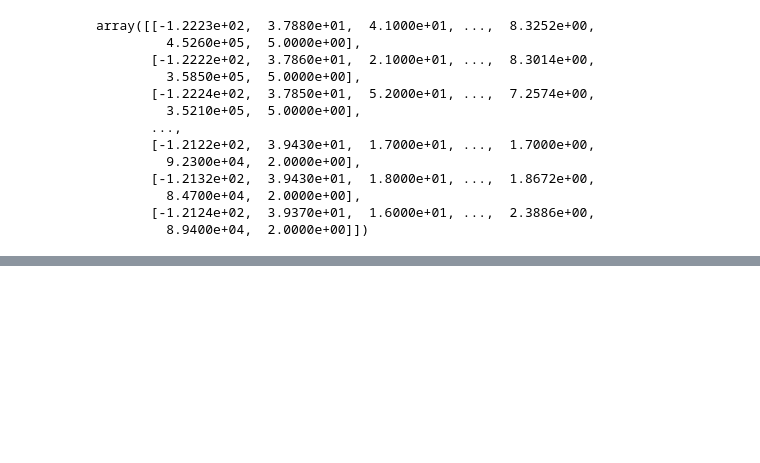
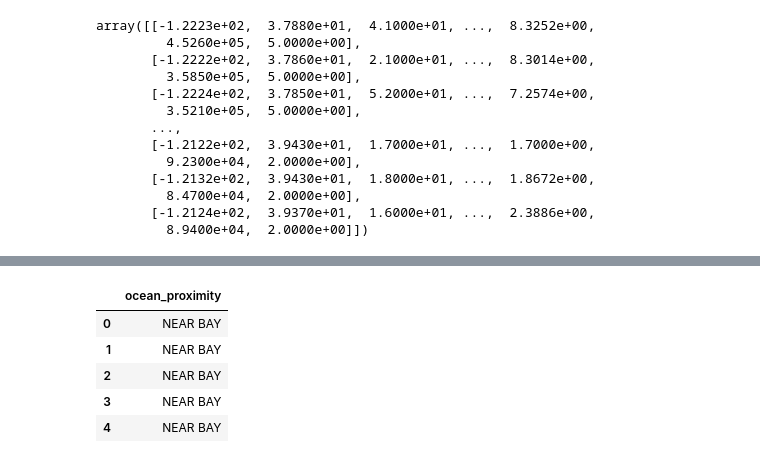
Before and after one commit to renan-lemes/BookGettoWorkMachineLearning, a Jupyter notebook: notebooks/praia_california_dataset.ipynb, the cells around one changed output, grey strips where cells are left out. Drawn from its saved outputs; the diff is of its cells as text; code cells hidden in the pictures; blank space fills up the shorter version.

```diff
--- a/notebooks/praia_california_dataset.ipynb
+++ b/notebooks/praia_california_dataset.ipynb
@@ -302,3 +302,13 @@ housing_tr.head()
 | 2 | -122.24 | 37.85 | 52.0 | 1467.0 | 190.0 | 496.0 | 177.0 | ... |
 | 3 | -122.25 | 37.85 | 52.0 | 1274.0 | 235.0 | 558.0 | 219.0 | ... |
 | 4 | -122.25 | 37.85 | 52.0 | 1627.0 | 280.0 | 565.0 | 259.0 | ... |
+# %%
+housing_cat = df[["ocean_proximity"]]
+housing_cat.head()
+# %% [output]
+|  | ocean_proximity |
+| 0 | NEAR BAY |
+| 1 | NEAR BAY |
+| 2 | NEAR BAY |
+| 3 | NEAR BAY |
+| 4 | NEAR BAY |
```
Also changed, not shown: parts of 14 cells of this notebook.
